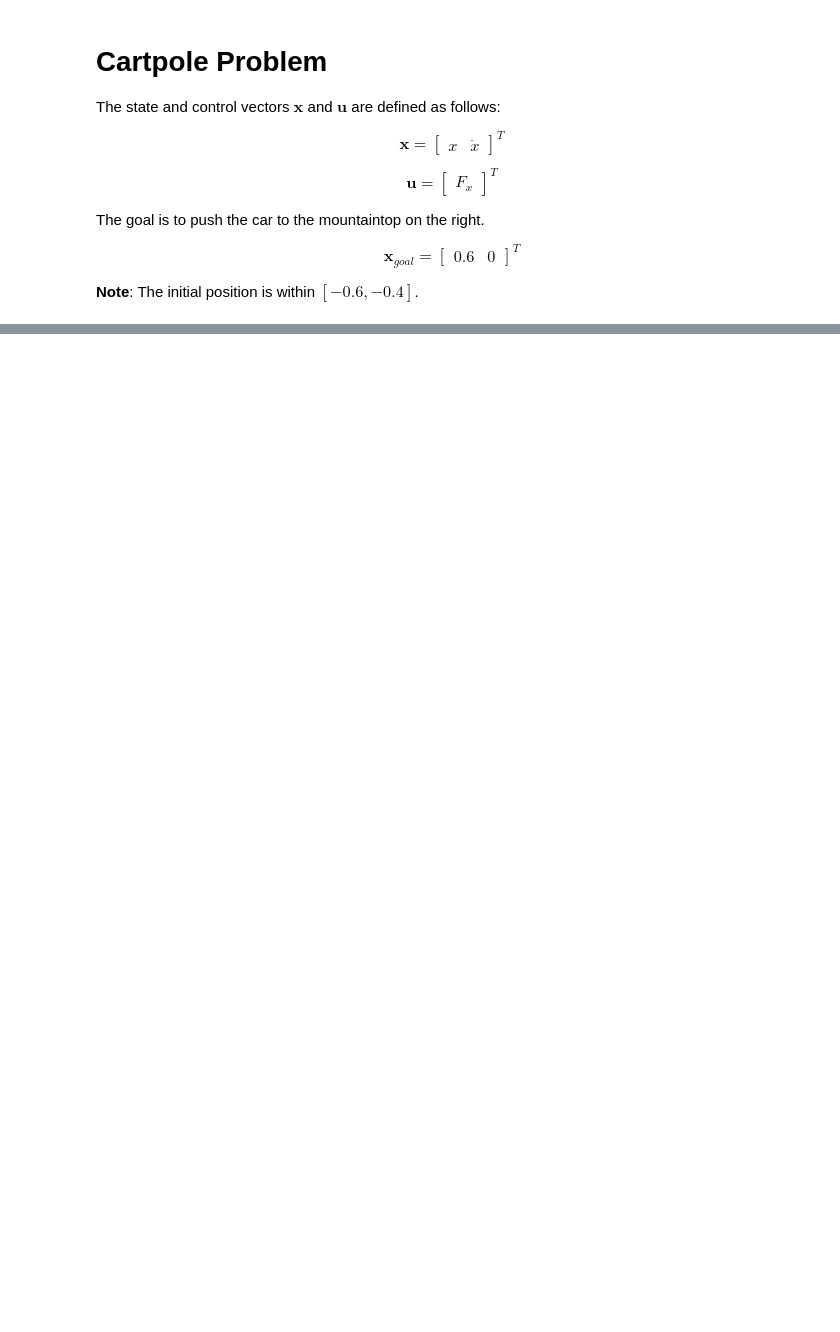
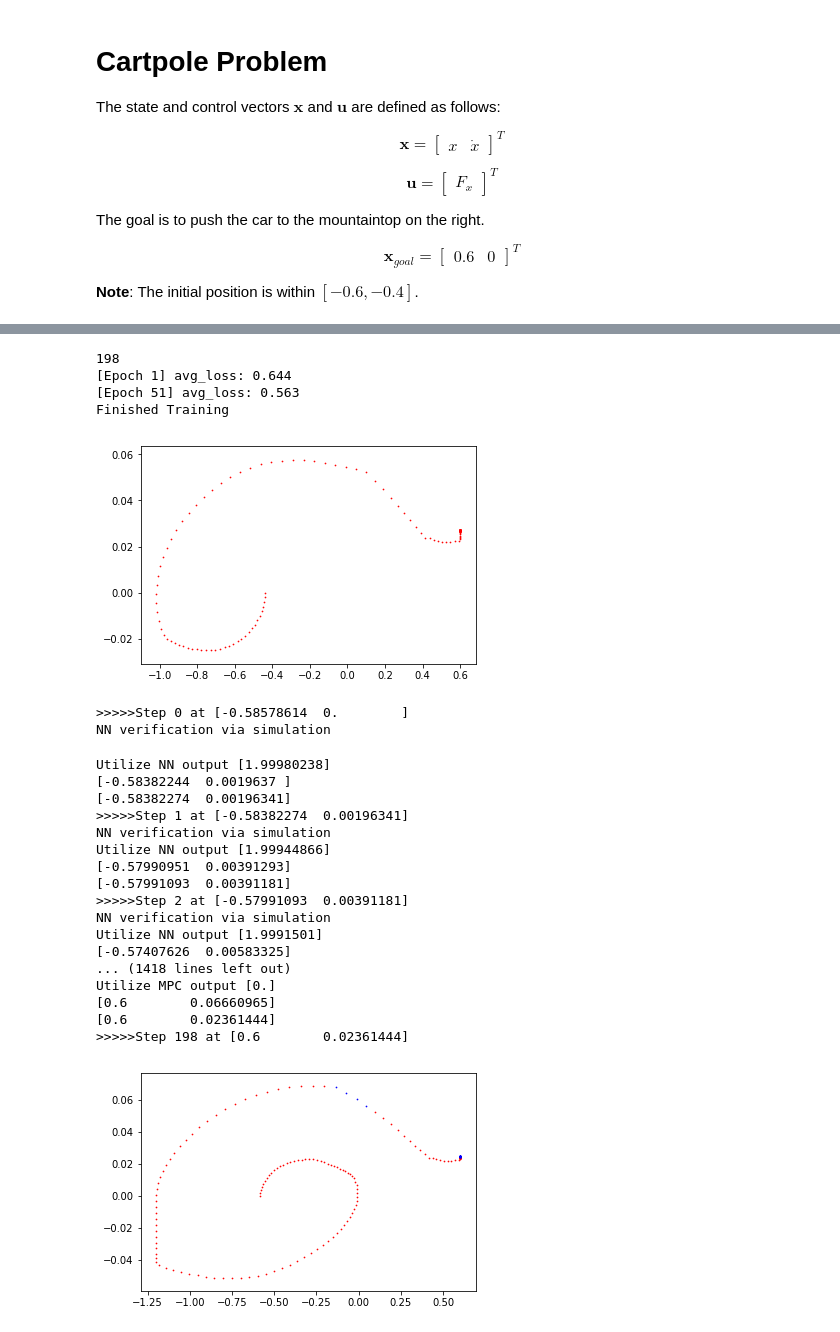
Before and after one commit to zwc662/MPSC_Guided_Imitation_Learning, a Jupyter notebook: ilqr/examples/mountaincar.ipynb, the cells around one changed output, grey strips where cells are left out. Cells and saved outputs as stored; diff of their text form; code cells hidden in the pictures; blank space fills up the shorter version.

```diff
--- a/ilqr/examples/mountaincar.ipynb
+++ b/ilqr/examples/mountaincar.ipynb
@@ -239,0 +549,78 @@ ValueError: Done
+# %%
+agent_temp = NeuralNetwork(input_size = 2, output_size = 1, \
+                           model_name = 'mountaincar_ppo_temp', \
+                           batch_size = 10)
+agent_temp.model = policy_net.to(device)
+checkpoint_temp = torch.load('checkpoints/mountaincar_ppo.pt')
+agent_temp.model.load_state_dict(checkpoint_temp['model_state_dict'], strict = False)
+
+
+agent_temp.optimizer = torch.optim.Adam(agent_temp.model.parameters(), lr = 0.0001)
+
+def train_pipeline(agent, train_trajs = None, paths = None, num_epoch = 100):
+
+    x0s = []
+    for i_traj in range(len(train_trajs)):
+        x0s.append(train_trajs[i_traj][0][0])
+
+    X = []
+    Y = []
+
+    if train_trajs is not None and train_trajs is not []:
+        #print(len(train_trajs))
+        for i_traj in range(len(train_trajs)):
+            for i_xy in range(len(train_trajs[i_traj])):
+                X.append([x for x in train_trajs[i_traj][i_xy][0]])
+                Y.append([y for y in train_trajs[i_traj][i_xy][1]])
+    agent.data_process(X = X, Y = Y, paths = paths)
+
+    agent.train(num_epoch = num_epoch)
+    #for i in range(len(X)):
+    #    print(agent_.run([X[i]]), Y[i])
+
+    agent_temp_trajs = agent_run(agent, x0s)
+    draw_trajs(agent_temp_trajs)
+
+    # Random initial action path.
+
+    J_hist = []
+
+    trajs_, nn_trajs_, mpc_trajs_, train_trajs_ = MPSC(agent, x0s)
+    draw_trajs([nn_trajs_[0], mpc_trajs_[0]], ['r', 'b'])
+    return trajs_, nn_trajs_, mpc_trajs_, train_trajs_
+
+trajs_, nn_trajs_, mpc_trajs_, train_trajs_ = train_pipeline(agent_temp, \
+                                                             train_trajs = train_trajs, \
+                                                             paths = None, \
+                                                             num_epoch = 51)
+x0s = []
+for i_traj in range(len(trajs_)):
+    x0s.append(trajs_[i_traj][0][0])
+agent_trajs = agent_run(agent_temp, x0s)
+draw_trajs(agent_trajs)
+# %% [output]
+198
+[Epoch 1] avg_loss: 0.644
+[Epoch 51] avg_loss: 0.563
+Finished Training
+[figure, added]
+>>>>>Step 0 at [-0.58578614  0.        ]
+NN verification via simulation
+Utilize NN output [1.99980238]
+[-0.58382244  0.0019637 ]
+[-0.58382274  0.00196341]
+>>>>>Step 1 at [-0.58382274  0.00196341]
+NN verification via simulation
+Utilize NN output [1.99944866]
+[-0.57990951  0.00391293]
+[-0.57991093  0.00391181]
+>>>>>Step 2 at [-0.57991093  0.00391181]
+NN verification via simulation
+Utilize NN output [1.9991501]
+[-0.57407626  0.00583325]
+... (1418 lines left out)
+Utilize MPC output [0.]
+[0.6        0.06660965]
+[0.6        0.02361444]
+>>>>>Step 198 at [0.6        0.02361444]
+[figure, added]
```
Also changed, not shown: parts of 32 cells of this notebook, 6 other files.
